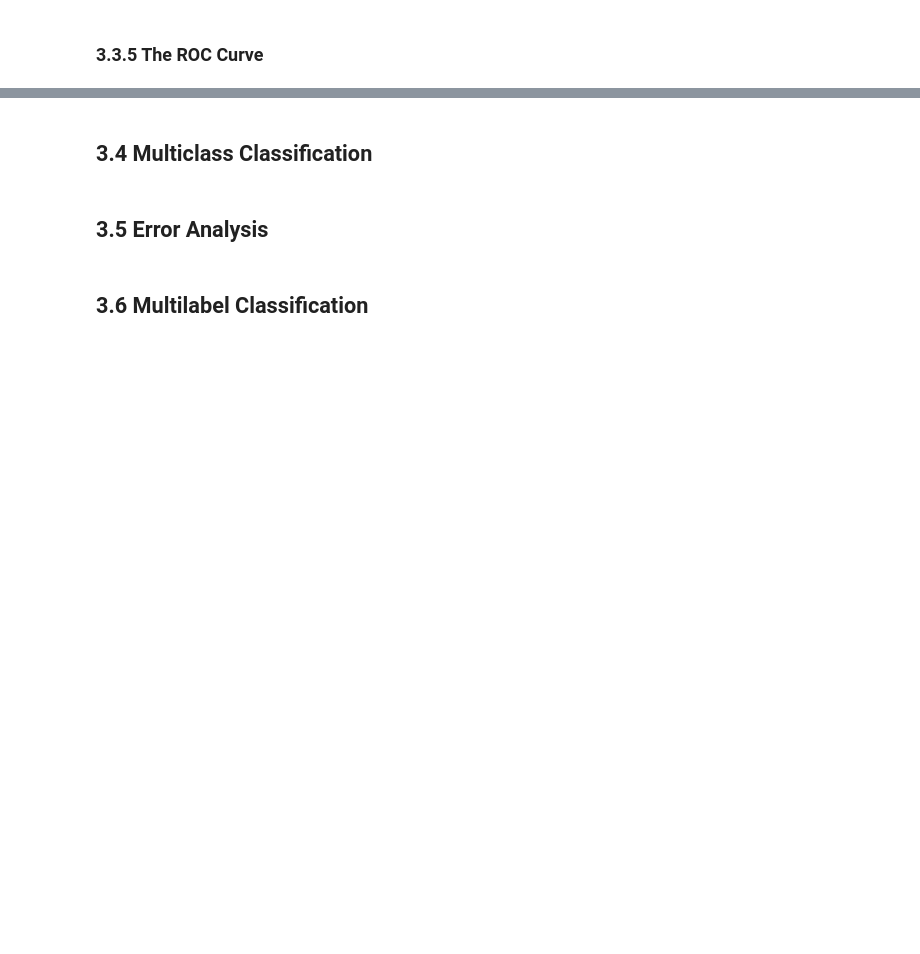
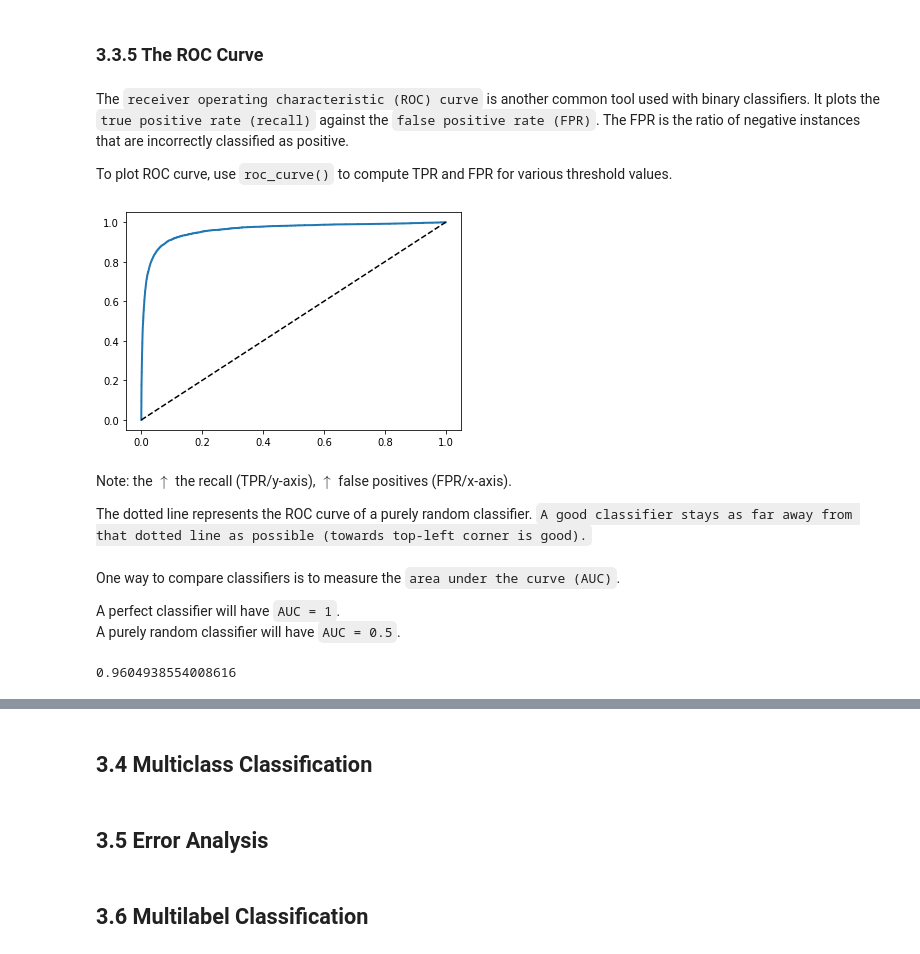
Before and after one commit to Brandon-Luong/Hands-On-Machine-Learning, a Jupyter notebook: 3-Classification.ipynb, the cells around one changed output, grey strips where cells are left out. Drawn from its saved outputs; the diff is of its cells as text; code cells hidden in the pictures; blank space fills up the shorter version.

```diff
--- a/3-Classification.ipynb
+++ b/3-Classification.ipynb
@@ -217,2 +287,6 @@ f1_score(y_train_5, y_train_pred)
 # %% [markdown]
 ### 3.3.5 The ROC Curve
+# %% [markdown]
+The `receiver operating characteristic (ROC) curve` is another common tool used with binary classifiers. It plots the `true positive rate (recall)` against the `false positive rate (FPR)`. The FPR is the ratio of negative instances that are incorrectly classified as positive.
+
+To plot ROC curve, use `roc_curve()` to compute TPR and FPR for various threshold values.
@@ -218,0 +295,20 @@ f1_score(y_train_5, y_train_pred)
+# %%
+fpr, tpr, thresholds = roc_curve(y_train_5, y_scores)
+# %%
+def plot_roc_curve(fpr, tpr, label=None):
+    plt.plot(fpr, tpr, linewidth=2, label=label)
+    plt.plot([0, 1], [0, 1], 'k--') # Dashed diagonal
+
+plot_roc_curve(fpr, tpr)
+plt.show()
+# %% [output]
+[figure, added]
+# %% [markdown]
+Note: the $\uparrow$ the recall (TPR/y-axis), $\uparrow$ false positives (FPR/x-axis).
+
+The dotted line represents the ROC curve of a purely random classifier. `A good classifier stays as far away from that dotted line as possible (towards top-left corner is good).`
+# %% [markdown]
+One way to compare classifiers is to measure the `area under the curve (AUC)`.
+
+A perfect classifier will have `AUC = 1`.
+A purely random classifier will have `AUC = 0.5`.
@@ -218,0 +317,4 @@ f1_score(y_train_5, y_train_pred)
+# %%
+roc_auc_score(y_train_5, y_scores)
+# %% [output]
+0.9604938554008616
```
Also changed, not shown: parts of 29 cells of this notebook.
